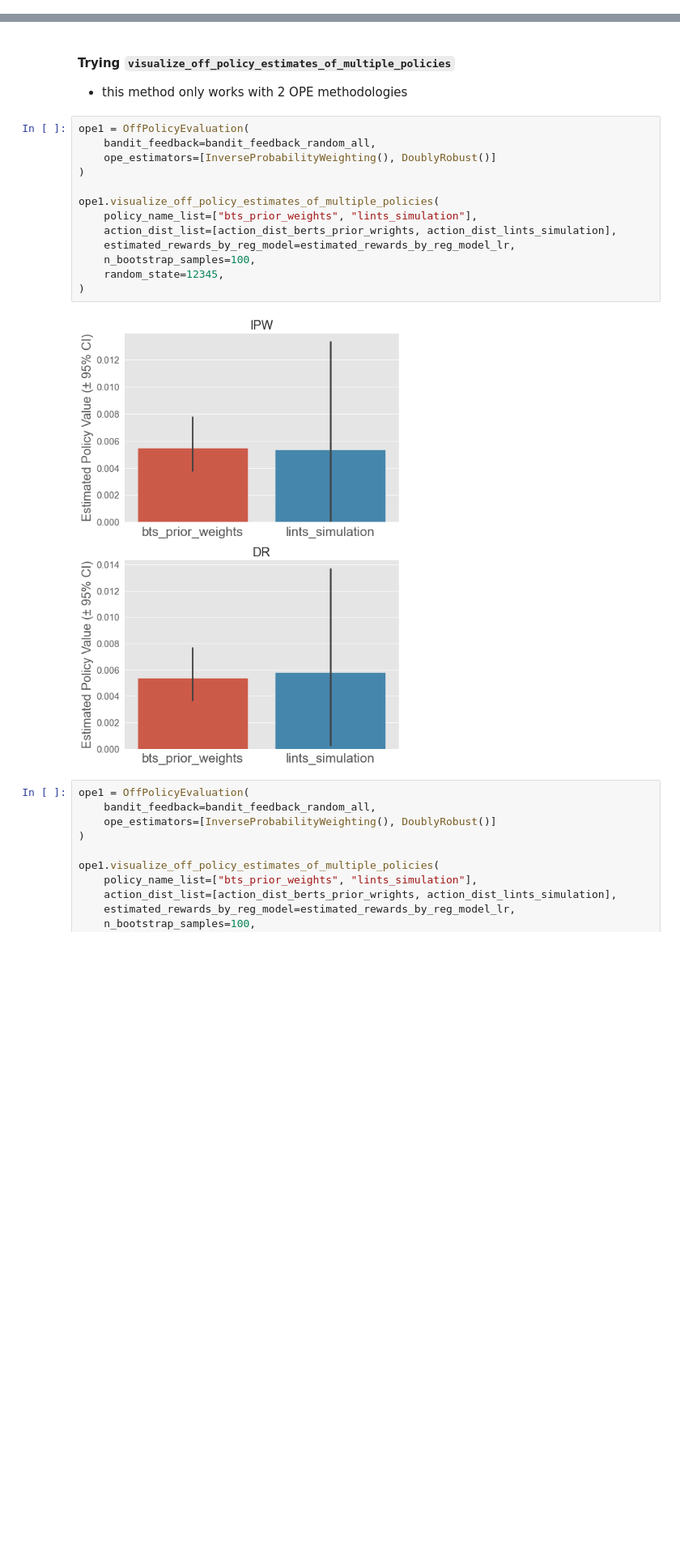
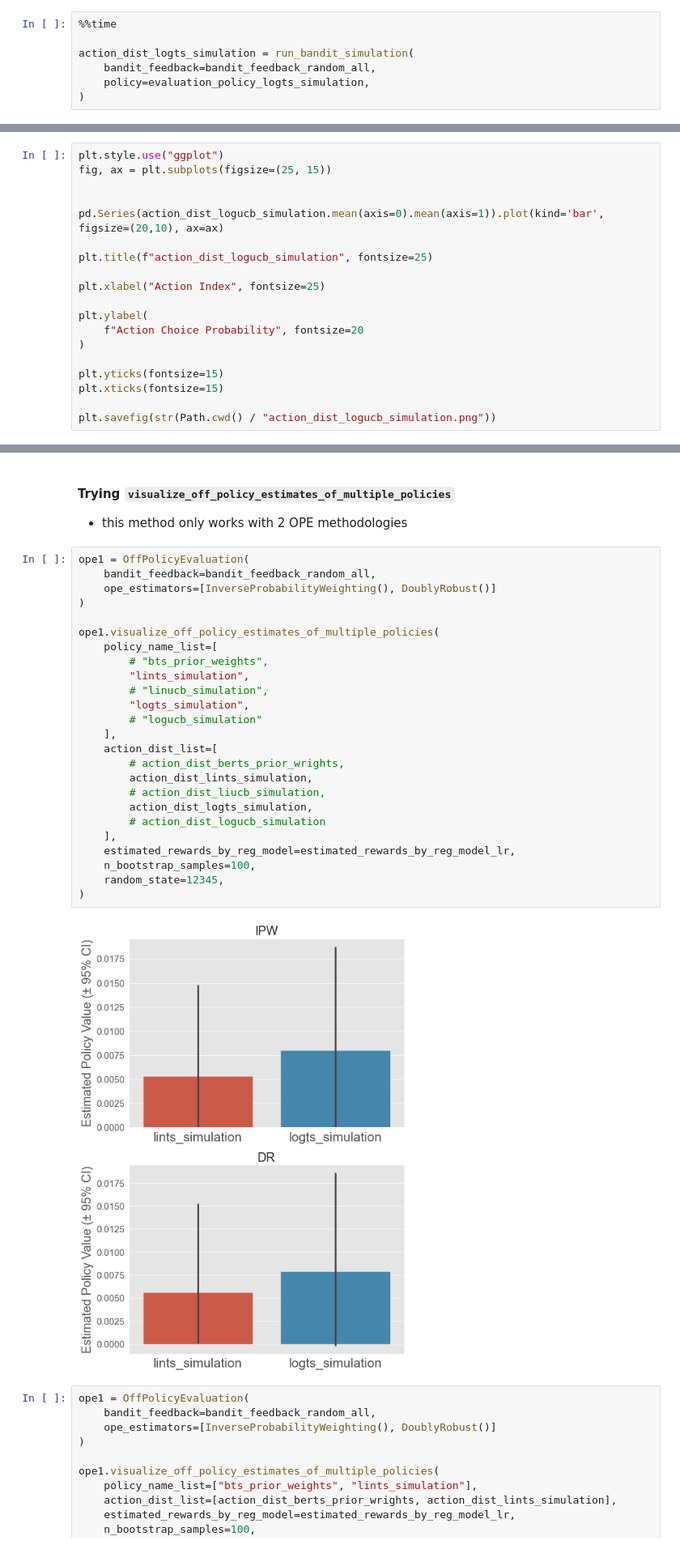
Before and after one commit to devmukul44/off_policy_evaluation_contextual_bandits_ljmu, a Jupyter notebook: notebook/zozotown_bandit_dataset/slate/off_policy_simulation_evaluation_obd_slate.ipynb, the cells around one changed output, grey strips where cells are left out. Shown at 81% size. Cells and saved outputs as stored; diff of their text form; blank space fills up the shorter version.

```diff
--- a/notebook/zozotown_bandit_dataset/slate/off_policy_simulation_evaluation_obd_slate.ipynb
+++ b/notebook/zozotown_bandit_dataset/slate/off_policy_simulation_evaluation_obd_slate.ipynb
@@ -449,0 +730,7 @@ pd.DataFrame(action_dist_lints_simulation[2999]).plot(kind='bar', figsize=(20,10
+# %%
+%%time
+
+action_dist_logts_simulation = run_bandit_simulation(
+    bandit_feedback=bandit_feedback_random_all,
+    policy=evaluation_policy_logts_simulation,
+)
@@ -449,0 +833,19 @@ pd.DataFrame(action_dist_lints_simulation[2999]).plot(kind='bar', figsize=(20,10
+# %%
+plt.style.use("ggplot")
+fig, ax = plt.subplots(figsize=(25, 15))
+
+
+pd.Series(action_dist_logucb_simulation.mean(axis=0).mean(axis=1)).plot(kind='bar', figsize=(20,10), ax=ax)
+
+plt.title(f"action_dist_logucb_simulation", fontsize=25)
+
+plt.xlabel("Action Index", fontsize=25)
+
+plt.ylabel(
+    f"Action Choice Probability", fontsize=20
+)
+
+plt.yticks(fontsize=15)
+plt.xticks(fontsize=15)
+
+plt.savefig(str(Path.cwd() / "action_dist_logucb_simulation.png"))
@@ -884,18 +1445,30 @@ ope_random_all.visualize_off_policy_estimates(
 # %%
 ope1 = OffPolicyEvaluation(
     bandit_feedback=bandit_feedback_random_all,
     ope_estimators=[InverseProbabilityWeighting(), DoublyRobust()]
 )
 
 ope1.visualize_off_policy_estimates_of_multiple_policies(
-    policy_name_list=["bts_prior_weights", "lints_simulation"],
-    action_dist_list=[action_dist_berts_prior_wrights, action_dist_lints_simulation],
+    policy_name_list=[
+        # "bts_prior_weights",
+        "lints_simulation",
+        # "linucb_simulation",
+        "logts_simulation",
+        # "logucb_simulation"
+    ],
+    action_dist_list=[
+        # action_dist_berts_prior_wrights,
+        action_dist_lints_simulation,
+        # action_dist_liucb_simulation,
+        action_dist_logts_simulation,
+        # action_dist_logucb_simulation
+    ],
     estimated_rewards_by_reg_model=estimated_rewards_by_reg_model_lr,
     n_bootstrap_samples=100,
     random_state=12345,
 )
 # %% [output]
-[figure, old version]
+[figure, new version]
 # %%
 ope1 = OffPolicyEvaluation(
     bandit_feedback=bandit_feedback_random_all,
```
Also changed, not shown: parts of 66 cells of this notebook, 36 other files.
